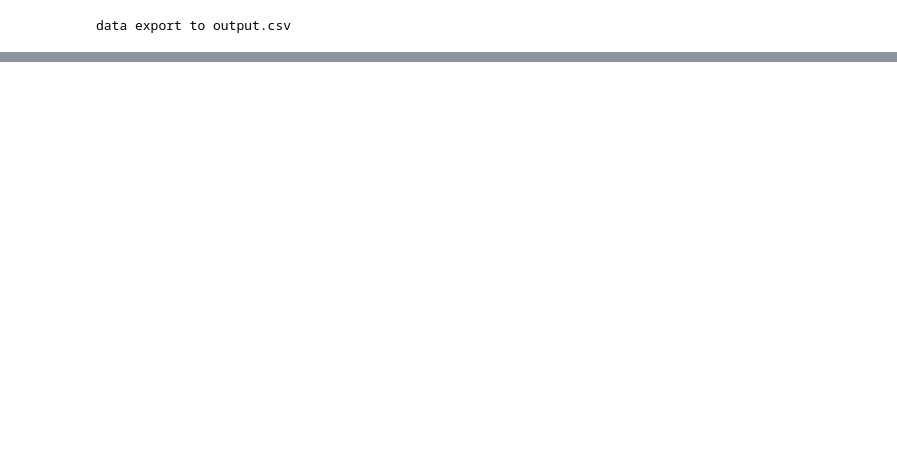
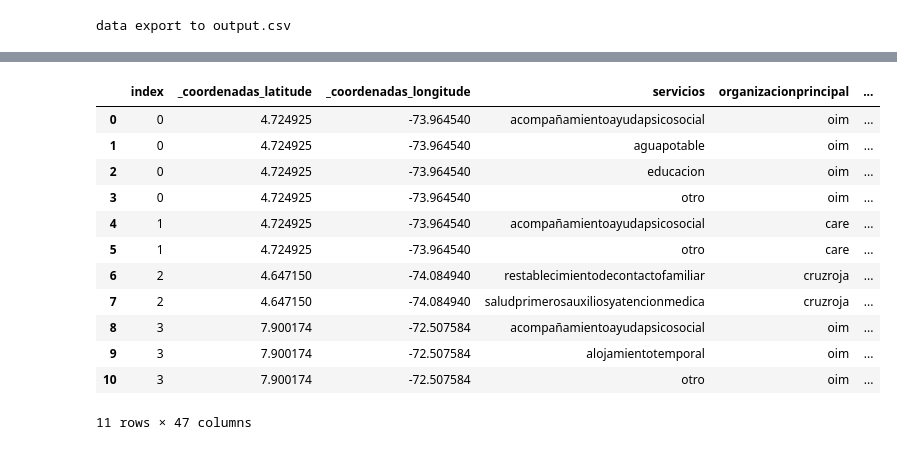
Before and after one commit to maolarte/Aurora, a Jupyter notebook: services.ipynb, the cells around one changed output, grey strips where cells are left out. Saved outputs shown, nothing was run; the diff lists cells and outputs as text; code cells hidden in the pictures; blank space fills up the shorter version.

Commit message:
Refactoring capacity- daily report

```diff
--- a/services.ipynb
+++ b/services.ipynb
@@ -286,0 +304,5 @@ data export to output.csv
+# %%
+#capacity vs attentions
+services['servicios'] = services['servicios'].str.split(' ')
+prueba = services.explode('servicios')
+prueba.head()
@@ -286,0 +317,69 @@ data export to output.csv
+# %%
+prueba= prueba[['_coordenadas_latitude',
+                '_coordenadas_longitude',
+                'servicios',
+                'organizacionprincipal',
+                'organizacionimplementadora',
+                'pais',
+                'punto_reporte',
+                'diarioalimentacionynutricion',
+                'ayeralimentacionynutricion',
+                'promalimentacionynutricion',
+                'diarioalojamientotemporal',
+                'ayeralojamientotemporal',
+                'promalojamientotemporal',
+                'diarioapoyooayudapsicosocial',
+                'ayerapoyooayudapsicosocial',
+                'promapoyooayudapsicosocial',
+                'diarioasesorialegal',
+                'ayerasesorialegal',
+                'promasesorialegal',
+                'diarioeducacion',
+                'ayereducacion',
+                'promeducacion',
+                #'diarioserviciosproteccion',
+                #'ayerserviciosproteccion',
+                #'promserviciosproteccion',
+                'diariorestablecimientodecontactofamiliar',
+                'ayerrestablecimientodecontactofamiliar',
+                'promrestablecimientodecontactofamiliar',
+                'diariosaludprimerosauxiliosyatencionmedica',
+                'ayersaludprimerosauxiliosyatencionmedica',
+                'promsaludprimerosauxiliosyatencionmedica',
+                'diarioaguapotable',
+                'ayeraguapotable',
+                'promaguapotable',
+                'diariosaneamiento',
+                'ayersaneamiento',
+                'promsaneamiento',
+                'diariohigiene',
+                'ayerhigiene',
+                'promhigiene',
+                'diariotransportehumanitario',
+                'ayertransportehumanitario',
+                'promtransportehumanitario',
+                'diariotransferenciasmonetarias',
+                'ayertransferenciasmonetarias',
+                'promtransferenciasmonetarias',
+                'diariootro',
+                'ayerotro',
+                'promotro',
+                #'diariootro1',
+                #'ayerotro1',
+                #'promotro1',
+                ]].reset_index()
+prueba
+# %% [output]
+|  | index | _coordenadas_latitude | _coordenadas_longitude | servicios | organizacionprincipal | ... |
+| 0 | 0 | 4.724925 | -73.964540 | acompañamientoayudapsicosocial | oim | ... |
+| 1 | 0 | 4.724925 | -73.964540 | aguapotable | oim | ... |
+| 2 | 0 | 4.724925 | -73.964540 | educacion | oim | ... |
+| 3 | 0 | 4.724925 | -73.964540 | otro | oim | ... |
+| 4 | 1 | 4.724925 | -73.964540 | acompañamientoayudapsicosocial | care | ... |
+| 5 | 1 | 4.724925 | -73.964540 | otro | care | ... |
+| 6 | 2 | 4.647150 | -74.084940 | restablecimientodecontactofamiliar | cruzroja | ... |
+| 7 | 2 | 4.647150 | -74.084940 | saludprimerosauxiliosyatencionmedica | cruzroja | ... |
+| 8 | 3 | 7.900174 | -72.507584 | acompañamientoayudapsicosocial | oim | ... |
+| 9 | 3 | 7.900174 | -72.507584 | alojamientotemporal | oim | ... |
+| 10 | 3 | 7.900174 | -72.507584 | otro | oim | ... |
+11 rows × 47 columns
```
Also changed, not shown: parts of 6 cells of this notebook.
